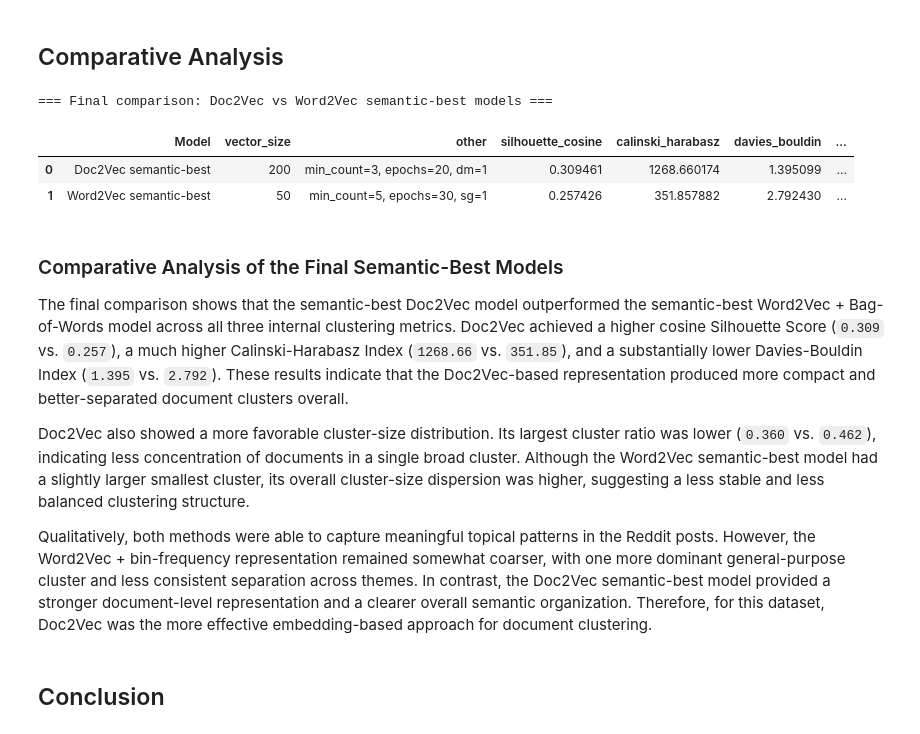
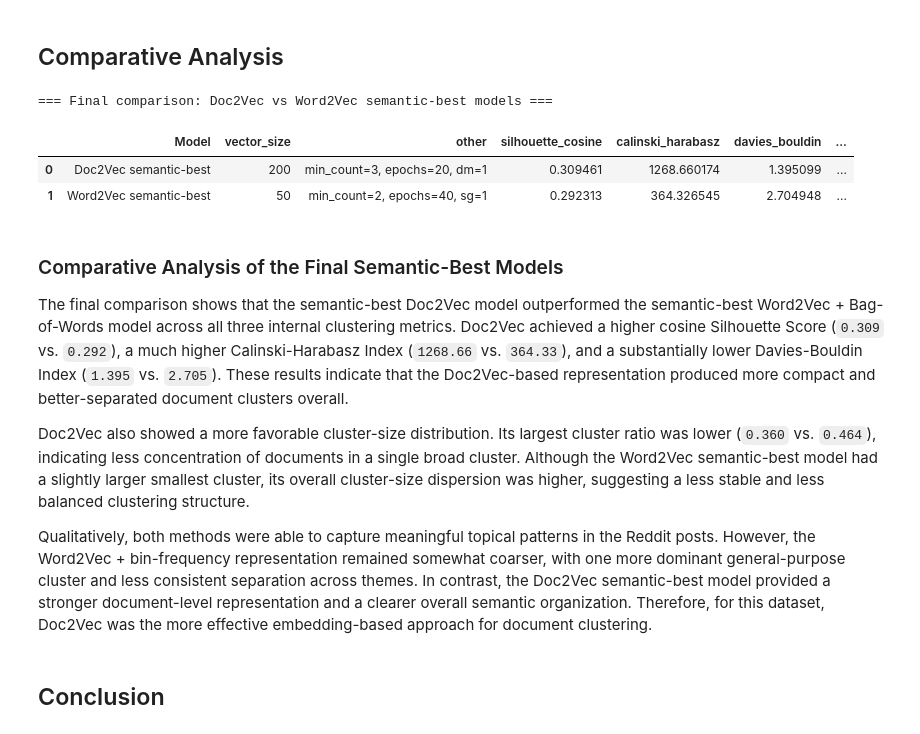
Before and after one commit to YJY4266900395/USC-DSCI-560-lab8, a Jupyter notebook: lab 8.ipynb, the cells around one changed output. Drawn from its saved outputs; the diff is of its cells as text; code cells hidden in the pictures.

Commit message:
correct best choice analysis

```diff
--- a/lab 8.ipynb
+++ b/lab 8.ipynb
@@ -1676,8 +1676,8 @@ Among the three candidates, `(50, 5, 30, 1)` provided the best overall trade-off
 # %%
 semantic_choice_w2v = {
     "vector_size": 50,
-    "min_count": 5,
-    "epochs": 30,
+    "min_count": 2,
+    "epochs": 40,
     "sg": 1
 }
 
@@ -1735,41 +1735,41 @@ Top words: [('trump', 73), ('data', 42), ('hackers', 28), ('ai', 28), ('breach',
 final_compare = pd.DataFrame([
     {
         "Model": "Doc2Vec semantic-best",
         "vector_size": 200,
         "other": "min_count=3, epochs=20, dm=1",
         "silhouette_cosine": best_semantic_d2v_result["silhouette_cosine"],
         "calinski_harabasz": best_semantic_d2v_result["calinski_harabasz"],
         "davies_bouldin": best_semantic_d2v_result["davies_bouldin"],
         "largest_cluster_ratio": best_semantic_d2v_result["largest_cluster_ratio"],
         "smallest_cluster_size": best_semantic_d2v_result["smallest_cluster_size"],
         "std_cluster_size": best_semantic_d2v_result["std_cluster_size"],
     },
     {
         "Model": "Word2Vec semantic-best",
         "vector_size": 50,
-        "other": "min_count=5, epochs=30, sg=1",
+        "other": "min_count=2, epochs=40, sg=1",
         "silhouette_cosine": best_semantic_w2v_result["silhouette_cosine"],
         "calinski_harabasz": best_semantic_w2v_result["calinski_harabasz"],
         "davies_bouldin": best_semantic_w2v_result["davies_bouldin"],
         "largest_cluster_ratio": best_semantic_w2v_result["largest_cluster_ratio"],
         "smallest_cluster_size": best_semantic_w2v_result["smallest_cluster_size"],
         "std_cluster_size": best_semantic_w2v_result["std_cluster_size"],
     }
 ])
 
 print("\n=== Final comparison: Doc2Vec vs Word2Vec semantic-best models ===")
 display(final_compare)
 # %% [output]
 === Final comparison: Doc2Vec vs Word2Vec semantic-best models ===
 |  | Model | vector_size | other | silhouette_cosine | calinski_harabasz | davies_bouldin | ... |
 | 0 | Doc2Vec semantic-best | 200 | min_count=3, epochs=20, dm=1 | 0.309461 | 1268.660174 | 1.395099 | ... |
-| 1 | Word2Vec semantic-best | 50 | min_count=5, epochs=30, sg=1 | 0.257426 | 351.857882 | 2.792430 | ... |
+| 1 | Word2Vec semantic-best | 50 | min_count=2, epochs=40, sg=1 | 0.292313 | 364.326545 | 2.704948 | ... |
 # %% [markdown]
 ### Comparative Analysis of the Final Semantic-Best Models
 
-The final comparison shows that the semantic-best Doc2Vec model outperformed the semantic-best Word2Vec + Bag-of-Words model across all three internal clustering metrics. Doc2Vec achieved a higher cosine Silhouette Score (`0.309` vs. `0.257`), a much higher Calinski-Harabasz Index (`1268.66` vs. `351.85`), and a substantially lower Davies-Bouldin Index (`1.395` vs. `2.792`). These results indicate that the Doc2Vec-based representation produced more compact and better-separated document clusters overall.
+The final comparison shows that the semantic-best Doc2Vec model outperformed the semantic-best Word2Vec + Bag-of-Words model across all three internal clustering metrics. Doc2Vec achieved a higher cosine Silhouette Score (`0.309` vs. `0.292`), a much higher Calinski-Harabasz Index (`1268.66` vs. `364.33`), and a substantially lower Davies-Bouldin Index (`1.395` vs. `2.705`). These results indicate that the Doc2Vec-based representation produced more compact and better-separated document clusters overall.
 
-Doc2Vec also showed a more favorable cluster-size distribution. Its largest cluster ratio was lower (`0.360` vs. `0.462`), indicating less concentration of documents in a single broad cluster. Although the Word2Vec semantic-best model had a slightly larger smallest cluster, its overall cluster-size dispersion was higher, suggesting a less stable and less balanced clustering structure.
+Doc2Vec also showed a more favorable cluster-size distribution. Its largest cluster ratio was lower (`0.360` vs. `0.464`), indicating less concentration of documents in a single broad cluster. Although the Word2Vec semantic-best model had a slightly larger smallest cluster, its overall cluster-size dispersion was higher, suggesting a less stable and less balanced clustering structure.
 
 Qualitatively, both methods were able to capture meaningful topical patterns in the Reddit posts. However, the Word2Vec + bin-frequency representation remained somewhat coarser, with one more dominant general-purpose cluster and less consistent separation across themes. In contrast, the Doc2Vec semantic-best model provided a stronger document-level representation and a clearer overall semantic organization. Therefore, for this dataset, Doc2Vec was the more effective embedding-based approach for document clustering.
 # %% [markdown]
```
Also changed, not shown: parts of 3 cells of this notebook.
